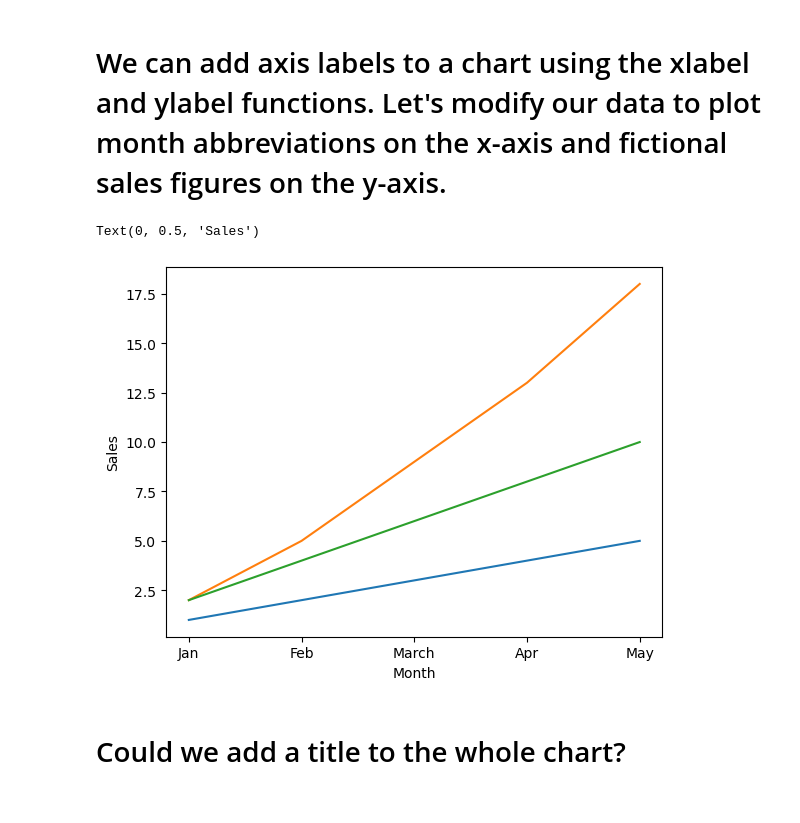
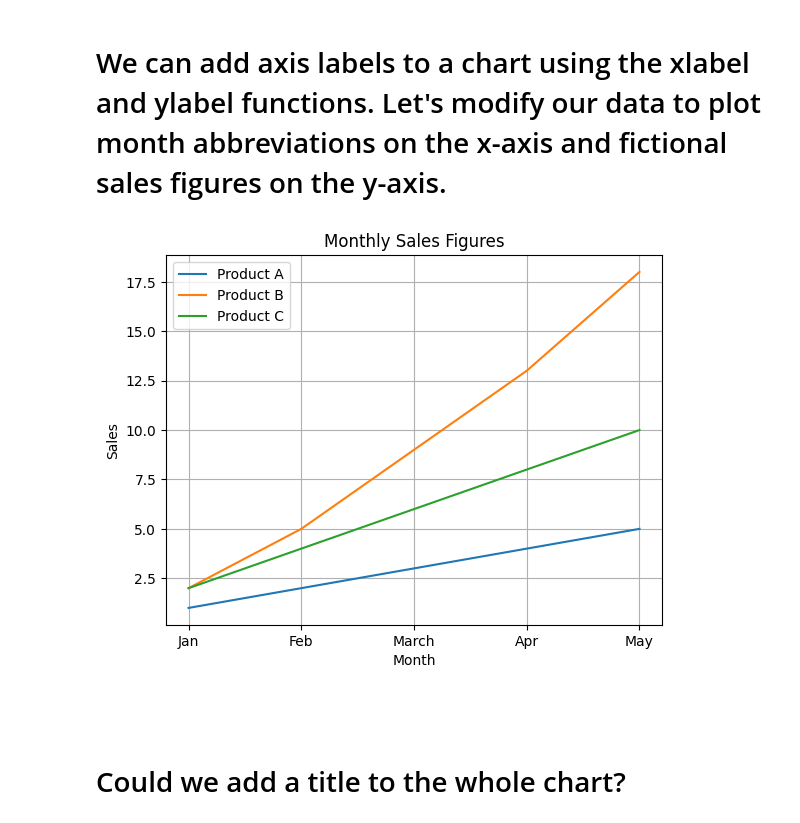
Before and after one commit to hamzaawarish1/Cyber-Security-and-AI-Case-Studies, a Jupyter notebook: Lab 2.ipynb, the cells around one changed output. Drawn from its saved outputs; the diff is of its cells as text; code cells hidden in the pictures.

```diff
--- a/Lab 2.ipynb
+++ b/Lab 2.ipynb
@@ -153,18 +171,24 @@ plt.fill_between(x, y1=y, y2=0, alpha=0.1);
 # %% [markdown]
 # We can add axis labels to a chart using the xlabel and ylabel functions. Let's modify our data to plot month abbreviations on the x-axis and fictional sales figures on the y-axis.
 # %%
-# Your code to create a list x with values ['Jan', 'Feb', 'March', 'Apr', 'May']
+# Create a list x with values ['Jan', 'Feb', 'March', 'Apr', 'May']
 x = ['Jan', 'Feb', 'March', 'Apr', 'May']
+
 y1 = [1, 2, 3, 4, 5]
 y2 = [2, 5, 9, 13, 18]
 y3 = [2, 4, 6, 8, 10]
 
 plt.plot(x, y1, x, y2, x, y3)
 plt.xlabel('Month')
 plt.ylabel('Sales')
+plt.title('Monthly Sales Figures')
+plt.grid(True)
+plt.legend(['Product A', 'Product B', 'Product C'])
+plt.show()
 # %% [output]
-Text(0, 0.5, 'Sales')
-[figure, old version]
+[figure, new version]
+# %% [markdown]
+#
 # %% [markdown]
 # Could we add a title to the whole chart?
 # %%
```
Also changed, not shown: parts of 30 cells of this notebook, 7 other files.
